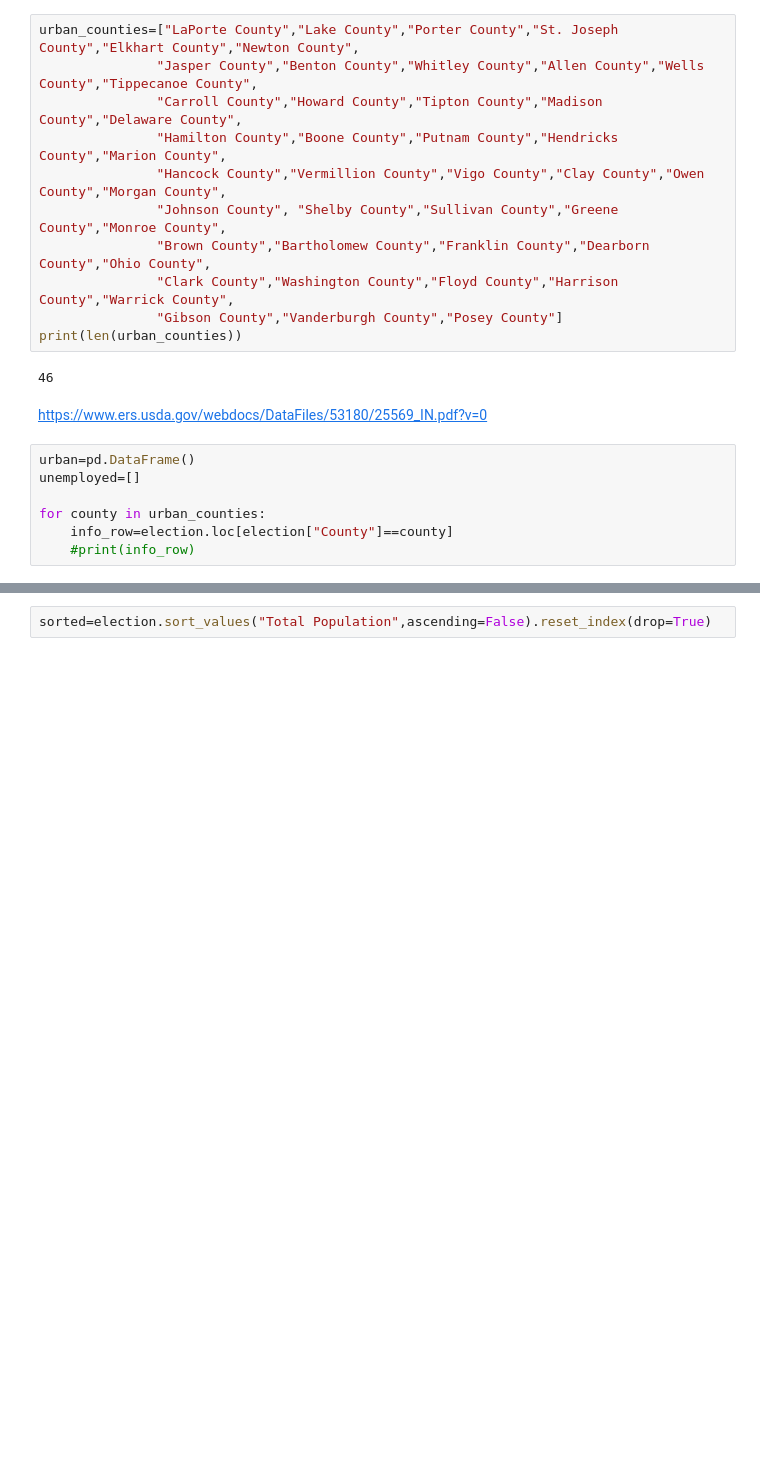
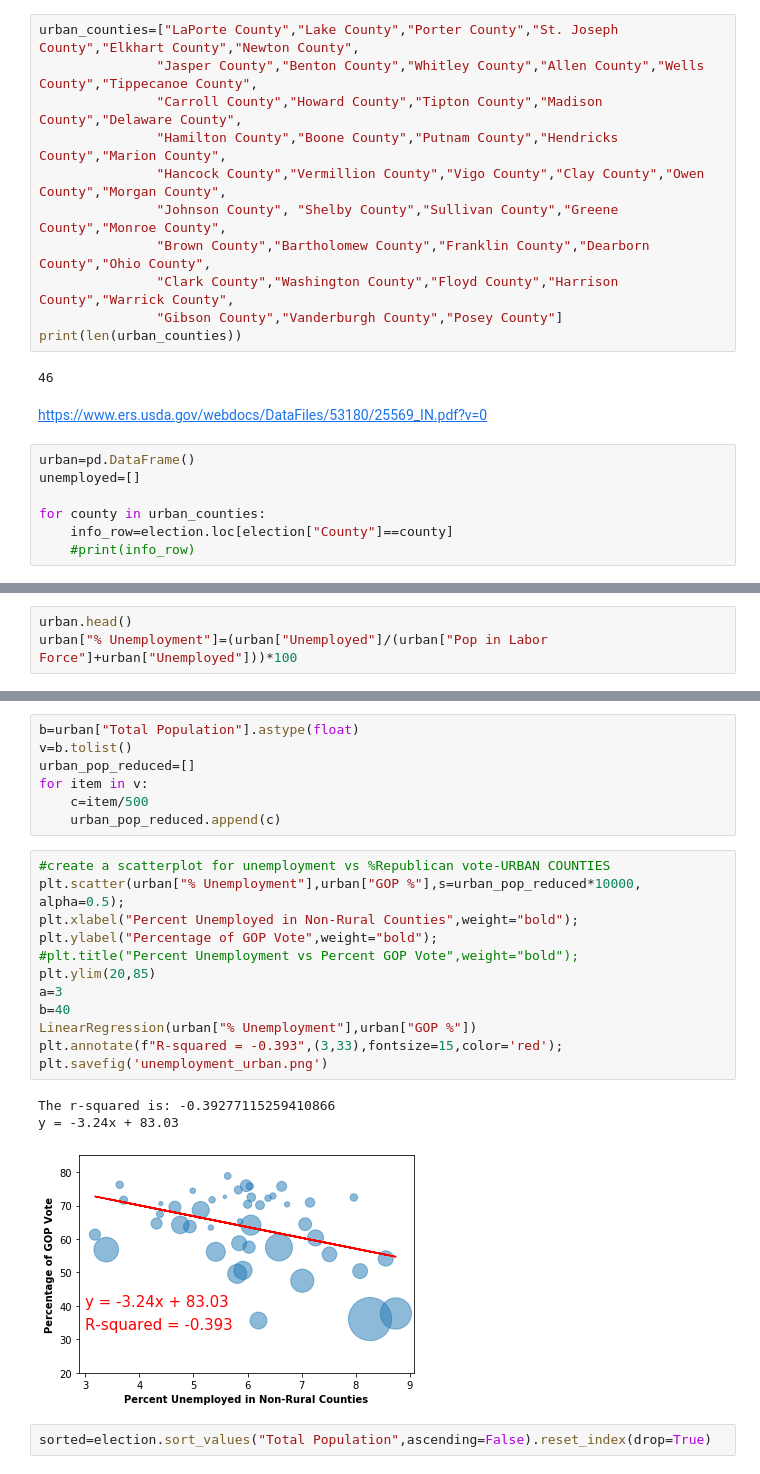
Before and after one commit to Davis1776/2016_Election_and_Demographics, a Jupyter notebook: Unemployment Plots.ipynb, the cells around one changed output, grey strips where cells are left out. Drawn from its saved outputs; the diff is of its cells as text; blank space fills up the shorter version.

```diff
--- a/Unemployment Plots.ipynb
+++ b/Unemployment Plots.ipynb
@@ -151,0 +162,3 @@ IndentationError: unindent does not match any outer indentation level (<tokenize
+# %%
+urban.head()
+urban["% Unemployment"]=(urban["Unemployed"]/(urban["Pop in Labor Force"]+urban["Unemployed"]))*100
@@ -152,2 +180,25 @@ IndentationError: unindent does not match any outer indentation level (<tokenize
+# %%
+b=urban["Total Population"].astype(float)
+v=b.tolist()
+urban_pop_reduced=[]
+for item in v:
+    c=item/500
+    urban_pop_reduced.append(c)
+# %%
+#create a scatterplot for unemployment vs %Republican vote-URBAN COUNTIES
+plt.scatter(urban["% Unemployment"],urban["GOP %"],s=urban_pop_reduced*10000, alpha=0.5);
+plt.xlabel("Percent Unemployed in Non-Rural Counties",weight="bold");
+plt.ylabel("Percentage of GOP Vote",weight="bold");
+#plt.title("Percent Unemployment vs Percent GOP Vote",weight="bold");
+plt.ylim(20,85)
+a=3
+b=40
+LinearRegression(urban["% Unemployment"],urban["GOP %"])
+plt.annotate(f"R-squared = -0.393",(3,33),fontsize=15,color='red');
+plt.savefig('unemployment_urban.png')
+# %% [output]
+The r-squared is: -0.39277115259410866
+y = -3.24x + 83.03
+[figure, added]
 # %%
 sorted=election.sort_values("Total Population",ascending=False).reset_index(drop=True)
```
Also changed, not shown: parts of 9 cells of this notebook, 5 other files.
